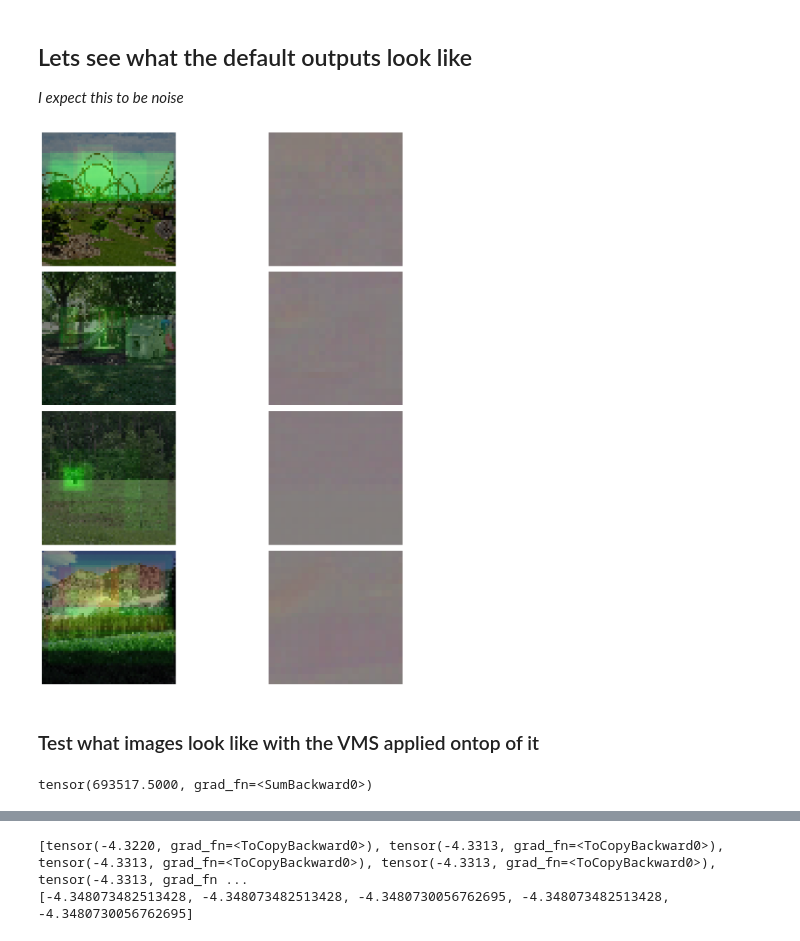
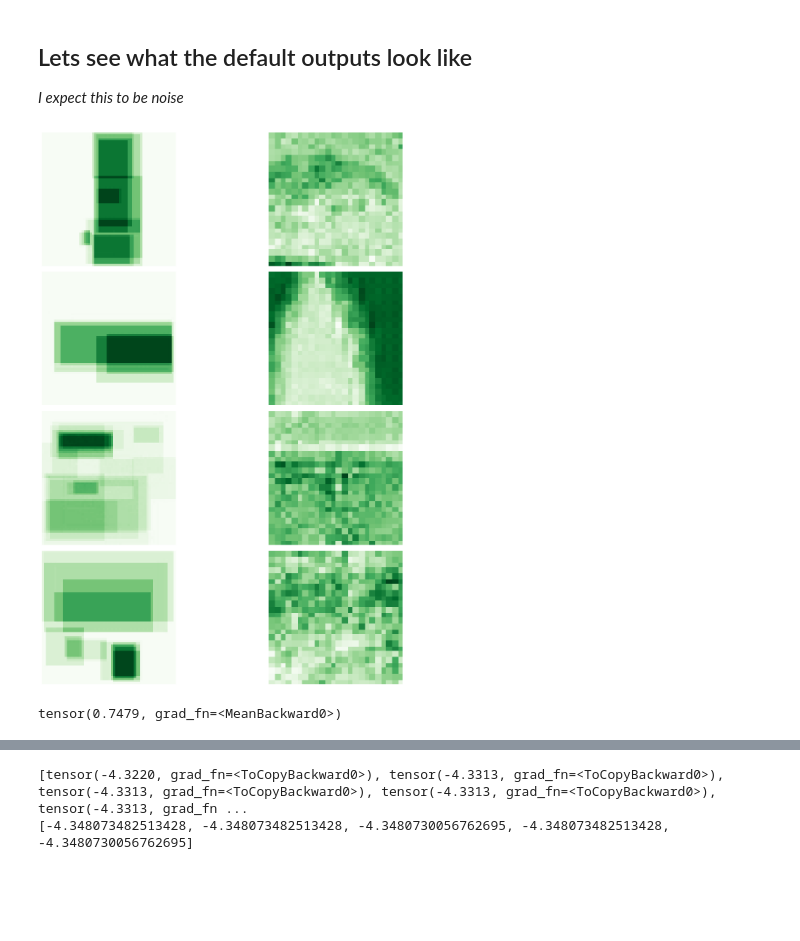
Before and after one commit to BabarKhanDev/Dissertation, a Jupyter notebook: memorability.ipynb, the cells around one changed output, grey strips where cells are left out. Cells and saved outputs as stored; diff of their text form; code cells hidden in the pictures; blank space fills up the shorter version.

Commit message:
Write code to train 64px green classifier

```diff
--- a/memorability.ipynb
+++ b/memorability.ipynb
@@ -122,26 +93,26 @@ import matplotlib.pyplot as plt
 from helpers import onehotToImage
 
 figure = plt.figure(figsize=(15,15))
-cols, rows = 4, 1
+cols, rows = 3, 10
 for i in range(rows):
 
-    images, labels, classes, _ = next(iter(train_loader))
+    images, labels = next(iter(train_loader))
 
+    # The image
     figure.add_subplot(rows,cols, cols*i+1)
     plt.axis("off")
-    plt.imshow((images[0,:].squeeze().permute(1, 2, 0) +1 )/2 )
+    plt.imshow((images[0].squeeze().permute(1, 2, 0) +1 )/2 )
 
+    # The Original Label - green channel
     figure.add_subplot(rows,cols, cols*i+2)
     plt.axis("off")
-    plt.imshow((labels[0,:].squeeze().permute(1, 2, 0) +1 )/2 )
+    plt.imshow((labels[0][1].squeeze()+1 )/2, cmap='gray')
 
+
+    # The original Label - red channel
     figure.add_subplot(rows,cols, cols*i+3)
     plt.axis("off")
-    plt.imshow((classes[0,:].squeeze().permute(1, 2, 0) +1 )/2 )
-
-    figure.add_subplot(rows,cols, cols*i+4)
-    plt.axis("off")
-    plt.imshow((onehotToImage(onehot[0,:]).squeeze().permute(1, 2, 0) +1 )/2 )
+    plt.imshow((labels[0][0].squeeze() +1 )/2, cmap='gray')
 
 plt.tight_layout()
 plt.show()
@@ -269,7 +184,7 @@ class UNet(nn.Module):
     def __init__(self,
                  encode_channels=(3,128,256,512),
                  decode_channels=(512, 256, 128),
-                 num_class=3,
+                 num_class=1,
                  retain_dim=True,
                  output_size=(572,572)):
 
@@ -282,7 +197,7 @@ class UNet(nn.Module):
         self.retain_dim = retain_dim
         self.output_size = output_size
 
-        # Initialize weights
+        """# Initialize weights
         for m in self.modules():
             if isinstance(m, nn.Conv2d):
                 nn.init.xavier_uniform_(m.weight)
@@ -291,7 +206,7 @@ class UNet(nn.Module):
             elif isinstance(m, nn.ConvTranspose2d):
                 nn.init.xavier_uniform_(m.weight)
                 if m.bias is not None:
-                    nn.init.constant_(m.bias, 0)
+                    nn.init.constant_(m.bias, 0)"""
 
 
     def forward(self, x):
@@ -308,11 +223,11 @@ class UNet(nn.Module):
 
 images, _ = next(iter(train_loader))
 _ , _ , height, width = images.shape
-model = UNet(retain_dim=True, output_size=(height,width))
+green_model = UNet(retain_dim=True, output_size=(height,width))
 
-total_params = sum(p.numel() for p in model.parameters() if p.requires_grad)
+total_params = sum(p.numel() for p in green_model.parameters() if p.requires_grad)
 print(f'{total_params} Parameters in UNet')
 
-output = model(images)
+output = green_model(images)
 print(output.shape)
 # %% [output]
@@ -440,26 +239,22 @@ All Images Classified
 # %%
 import matplotlib.pyplot as plt
 
-images, labels = next(iter(train_loader))
+_, labels = next(iter(train_loader))
 figure = plt.figure(figsize=(15,15))
 output = model(images)
-
-ideal = np.add(images, labels)
 
 cols, rows = 2, 4
 for i in range(rows):
     figure.add_subplot(rows,cols, cols*i+1)
     plt.axis("off")
-    plt.imshow(((ideal[i,:]*0.5).cpu().detach().squeeze().permute(1, 2, 0) +1 )/ 2 )
+    plt.imshow((labels[i][1].cpu().detach().squeeze() +1 )/ 2, cmap='Greens' )
     figure.add_subplot(rows,cols, cols*i+2)
     plt.axis("off")
-    plt.imshow((output[i,:].cpu().detach().squeeze().permute(1, 2, 0) +1 )/ 2 )
+    plt.imshow((output[i].cpu().detach().squeeze() +1 )/ 2, cmap='Greens' )
 plt.tight_layout()
 plt.show()
 # %% [output]
-[figure, old version]
+[figure, new version]
-# %% [markdown]
-### Test what images look like with the VMS applied ontop of it
 # %%
 # Set up our training environment
 device = torch.device("cuda" if torch.cuda.is_available() else "cpu")
@@ -502,11 +297,12 @@ test_losses = []
 # %%
 images, labels = next(iter(train_loader))
 images, labels = images.to(device), labels.to(device)
-output = model(images)
-loss = loss_func(output,labels)
+output = green_model(images)
+
+green_loss = loss_func(output[:,0],labels[:,1])
 print(loss)
 # %% [output]
-tensor(693517.5000, grad_fn=<SumBackward0>)
+tensor(0.7479, grad_fn=<MeanBackward0>)
 # %%
 print('Starting Training')
 
```
Also changed, not shown: parts of 12 cells of this notebook.
